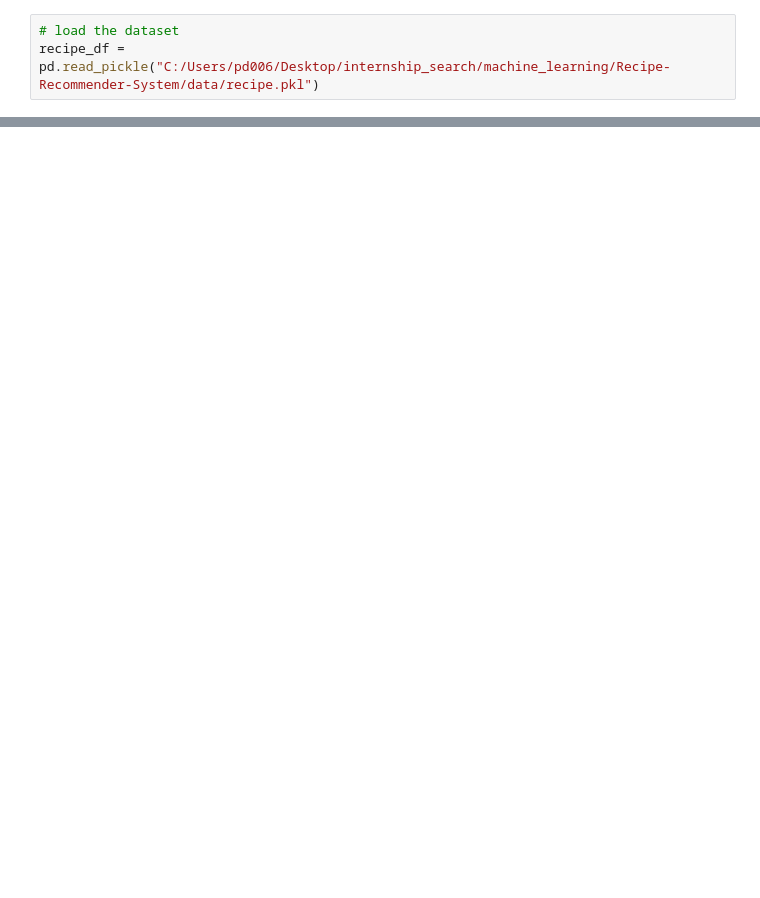
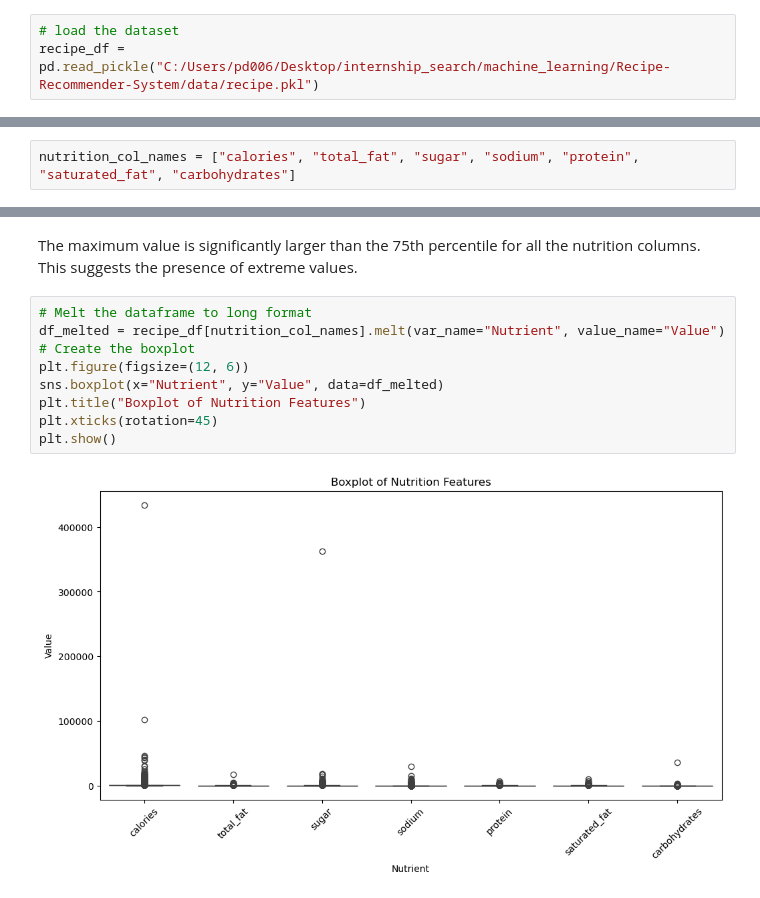
Before and after one commit to dahlp94/Recipe-Recommender-System, a Jupyter notebook: notebooks/exploratory-data-analysis.ipynb, the cells around one changed output, grey strips where cells are left out. Drawn from its saved outputs; the diff is of its cells as text; blank space fills up the shorter version.

```diff
--- a/notebooks/exploratory-data-analysis.ipynb
+++ b/notebooks/exploratory-data-analysis.ipynb
@@ -27,0 +37,2 @@ dtype: int64
+# %%
+nutrition_col_names = ["calories", "total_fat", "sugar", "sodium", "protein", "saturated_fat", "carbohydrates"]
@@ -27,0 +51,13 @@ dtype: int64
+# %% [markdown]
+The maximum value is significantly larger than the 75th percentile for all the nutrition columns. This suggests the presence of extreme values.
+# %%
+# Melt the dataframe to long format
+df_melted = recipe_df[nutrition_col_names].melt(var_name="Nutrient", value_name="Value")
+# Create the boxplot
+plt.figure(figsize=(12, 6))
+sns.boxplot(x="Nutrient", y="Value", data=df_melted)
+plt.title("Boxplot of Nutrition Features")
+plt.xticks(rotation=45)
+plt.show()
+# %% [output]
+[figure, added]
```
Also changed, not shown: parts of 23 cells of this notebook.
